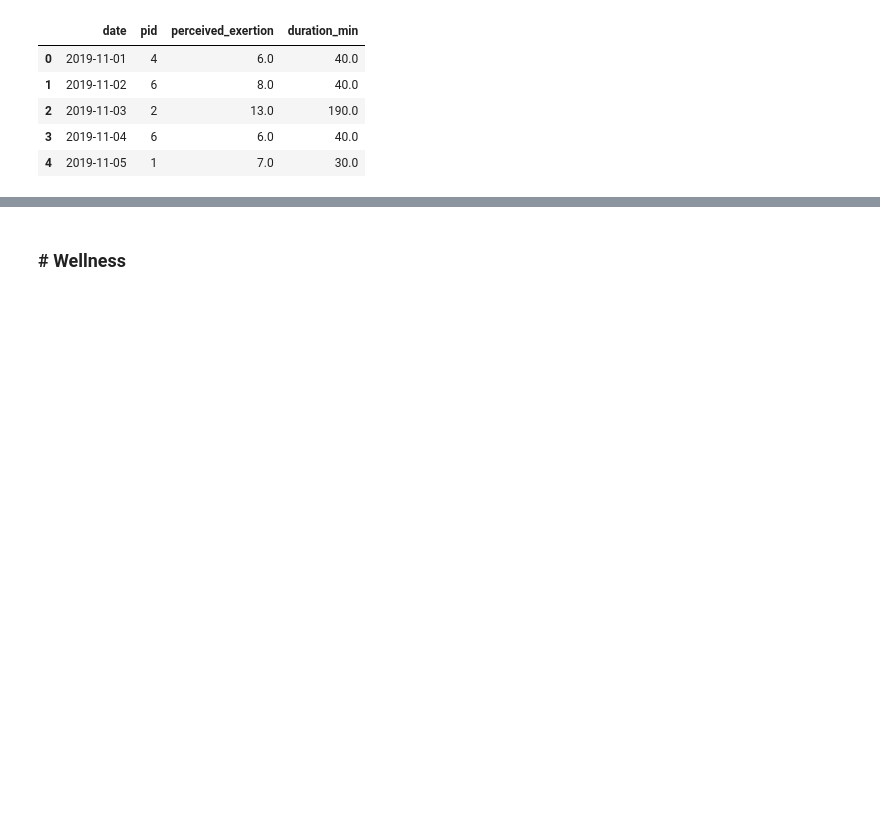
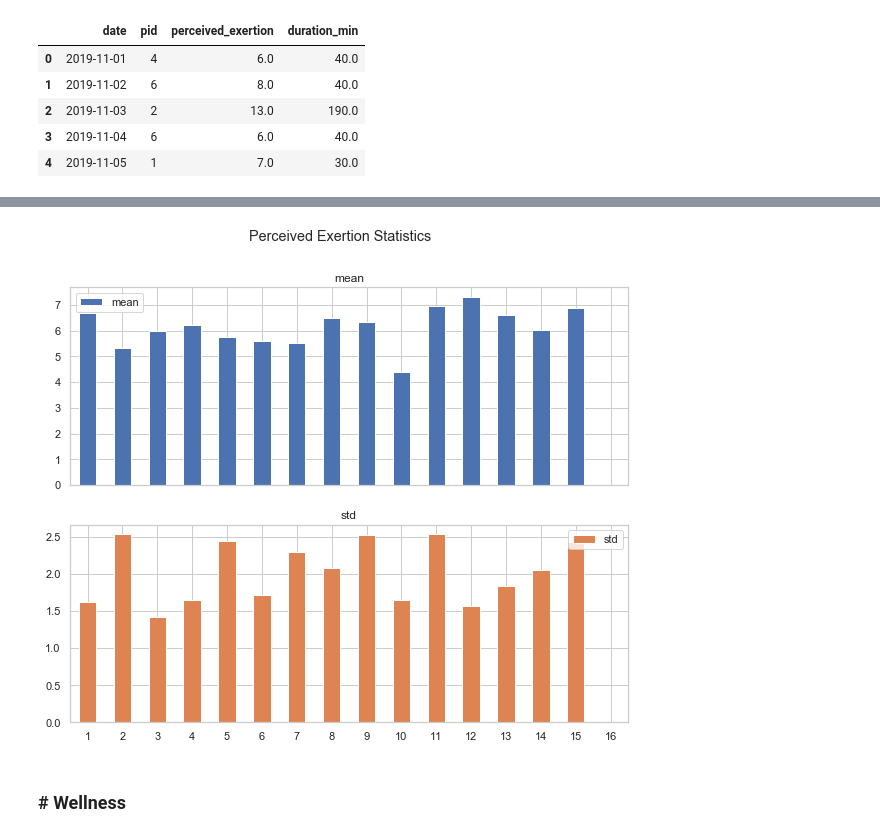
Before and after one commit to glad-gradient/predicting-peak-readiness-to-train, a Jupyter notebook: eda.ipynb, the cells around one changed output, grey strips where cells are left out. Saved outputs shown, nothing was run; the diff lists cells and outputs as text; code cells hidden in the pictures; blank space fills up the shorter version.

```diff
--- a/eda.ipynb
+++ b/eda.ipynb
@@ -176,3 +124,24 @@ plt.show()
+# %%
+# a mean and std of perceived exertion for each person
+perceived_exertion_statistics = pd.DataFrame(columns=['pid', 'mean', 'std'])
+
+for pid, group in srpe_aggregated.groupby('pid'):
+    perceived_exertion_statistics = perceived_exertion_statistics.append(
+        {
+            'pid': pid,
+            'mean': group['perceived_exertion'].mean(),
+            'std': group['perceived_exertion'].std()
+        },
+        ignore_index=True
+    )
+
+
+perceived_exertion_statistics.set_index('pid', inplace=True)
+perceived_exertion_statistics.index = perceived_exertion_statistics.index.astype(int)
+perceived_exertion_statistics.plot.bar(rot=0, subplots=True, figsize=(10, 8), title='Perceived Exertion Statistics')
+plt.show()
+# %% [output]
+[figure, added]
 # %% [markdown]
 ### # Wellness
 # %%
```
Also changed, not shown: parts of 41 cells of this notebook.
